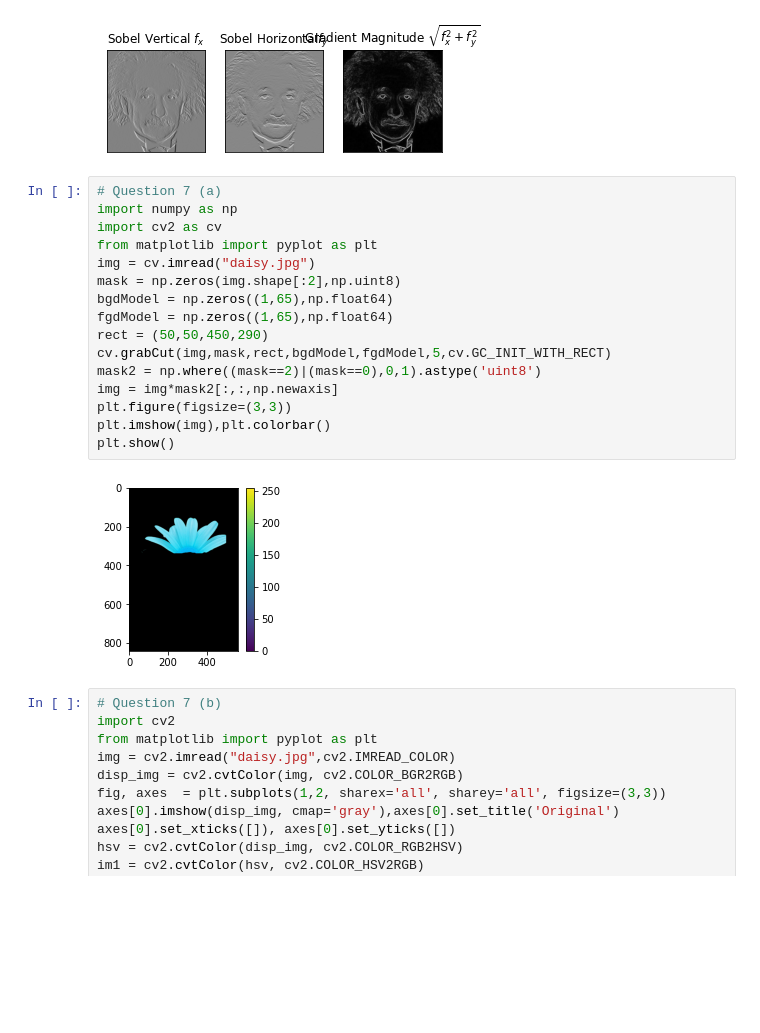
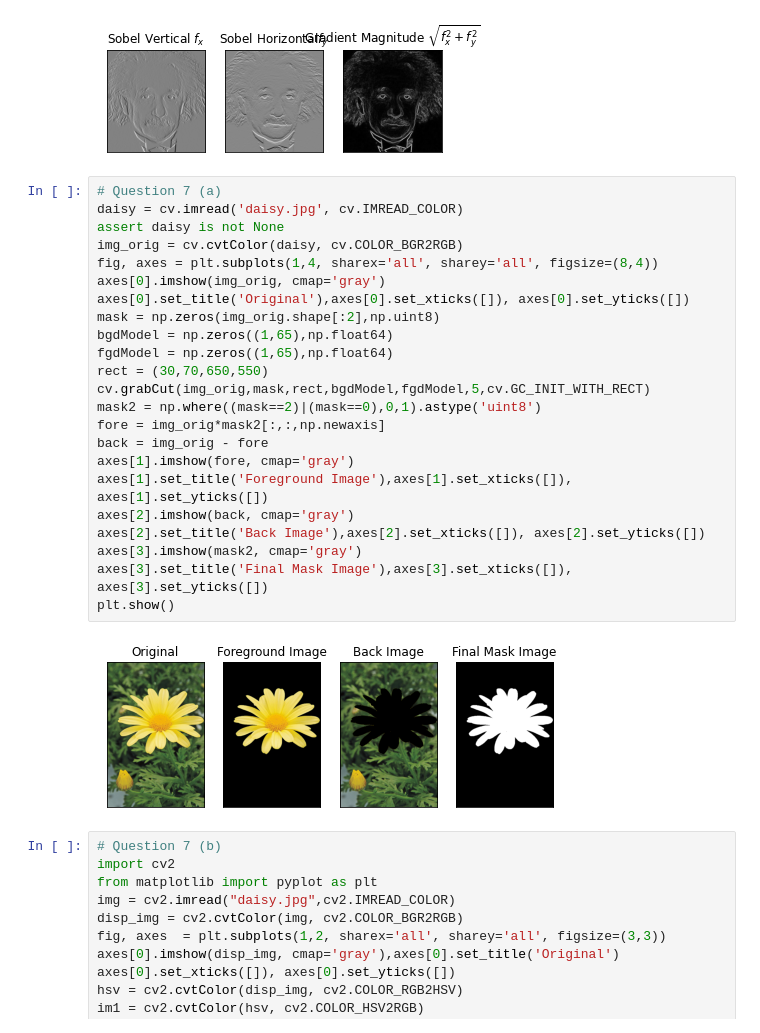
Before and after one commit to luxshan21/Image_Processing_Works_190364C, a Jupyter notebook: Assignments/Assignment_01/Assignment_01_190364C.ipynb, the cells around one changed output. Saved outputs shown, nothing was run; the diff lists cells and outputs as text; blank space fills up the shorter version.

```diff
--- a/Assignments/Assignment_01/Assignment_01_190364C.ipynb
+++ b/Assignments/Assignment_01/Assignment_01_190364C.ipynb
@@ -201,22 +201,29 @@ plt.show()
 [figure]
 # %%
 # Question 7 (a)
-import numpy as np
-import cv2 as cv
-from matplotlib import pyplot as plt
-img = cv.imread("daisy.jpg")
-mask = np.zeros(img.shape[:2],np.uint8)
+daisy = cv.imread('daisy.jpg', cv.IMREAD_COLOR)
+assert daisy is not None
+img_orig = cv.cvtColor(daisy, cv.COLOR_BGR2RGB)
+fig, axes = plt.subplots(1,4, sharex='all', sharey='all', figsize=(8,4))
+axes[0].imshow(img_orig, cmap='gray')
+axes[0].set_title('Original'),axes[0].set_xticks([]), axes[0].set_yticks([])
+mask = np.zeros(img_orig.shape[:2],np.uint8)
 bgdModel = np.zeros((1,65),np.float64)
 fgdModel = np.zeros((1,65),np.float64)
-rect = (50,50,450,290)
-cv.grabCut(img,mask,rect,bgdModel,fgdModel,5,cv.GC_INIT_WITH_RECT)
+rect = (30,70,650,550)
+cv.grabCut(img_orig,mask,rect,bgdModel,fgdModel,5,cv.GC_INIT_WITH_RECT)
 mask2 = np.where((mask==2)|(mask==0),0,1).astype('uint8')
-img = img*mask2[:,:,np.newaxis]
-plt.figure(figsize=(3,3))
-plt.imshow(img),plt.colorbar()
+fore = img_orig*mask2[:,:,np.newaxis]
+back = img_orig - fore
+axes[1].imshow(fore, cmap='gray')
+axes[1].set_title('Foreground Image'),axes[1].set_xticks([]), axes[1].set_yticks([])
+axes[2].imshow(back, cmap='gray')
+axes[2].set_title('Back Image'),axes[2].set_xticks([]), axes[2].set_yticks([])
+axes[3].imshow(mask2, cmap='gray')
+axes[3].set_title('Final Mask Image'),axes[3].set_xticks([]), axes[3].set_yticks([])
 plt.show()
 # %% [output]
-[figure, old version]
+[figure, new version]
 # %%
 # Question 7 (b)
 import cv2
```
Also changed, not shown: parts of 3 cells of this notebook.
